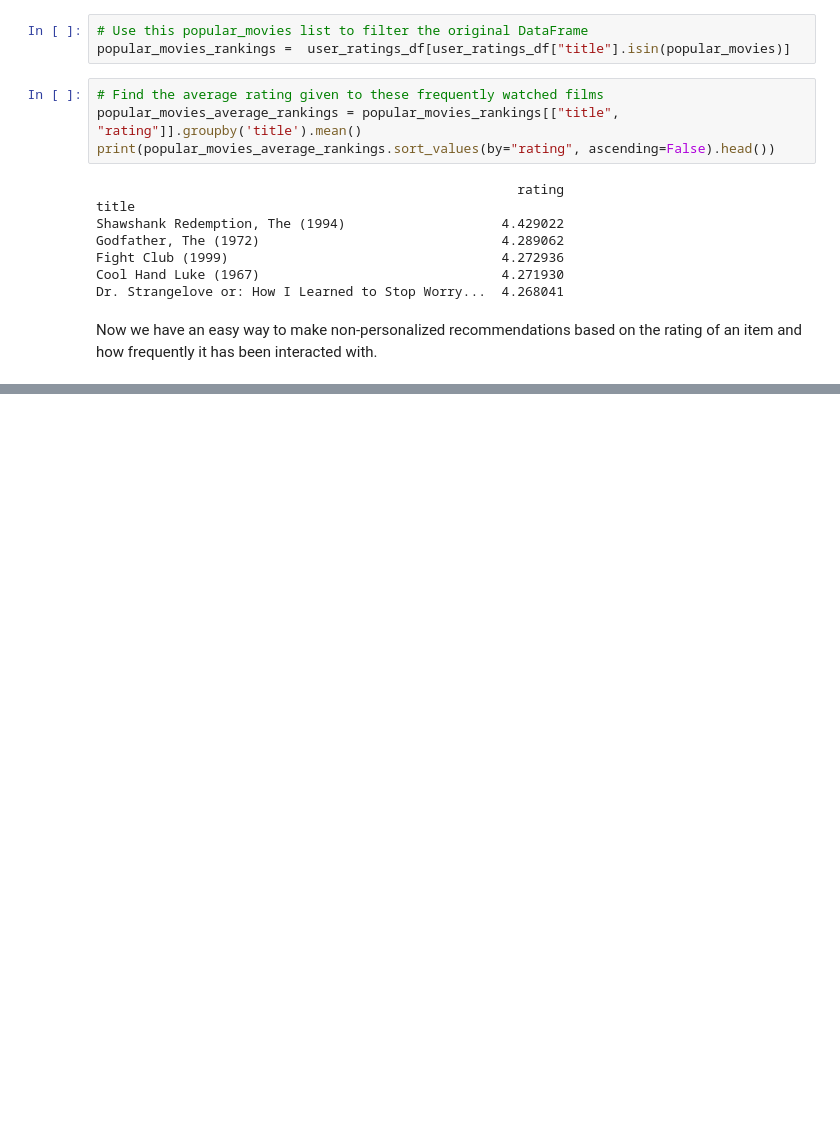
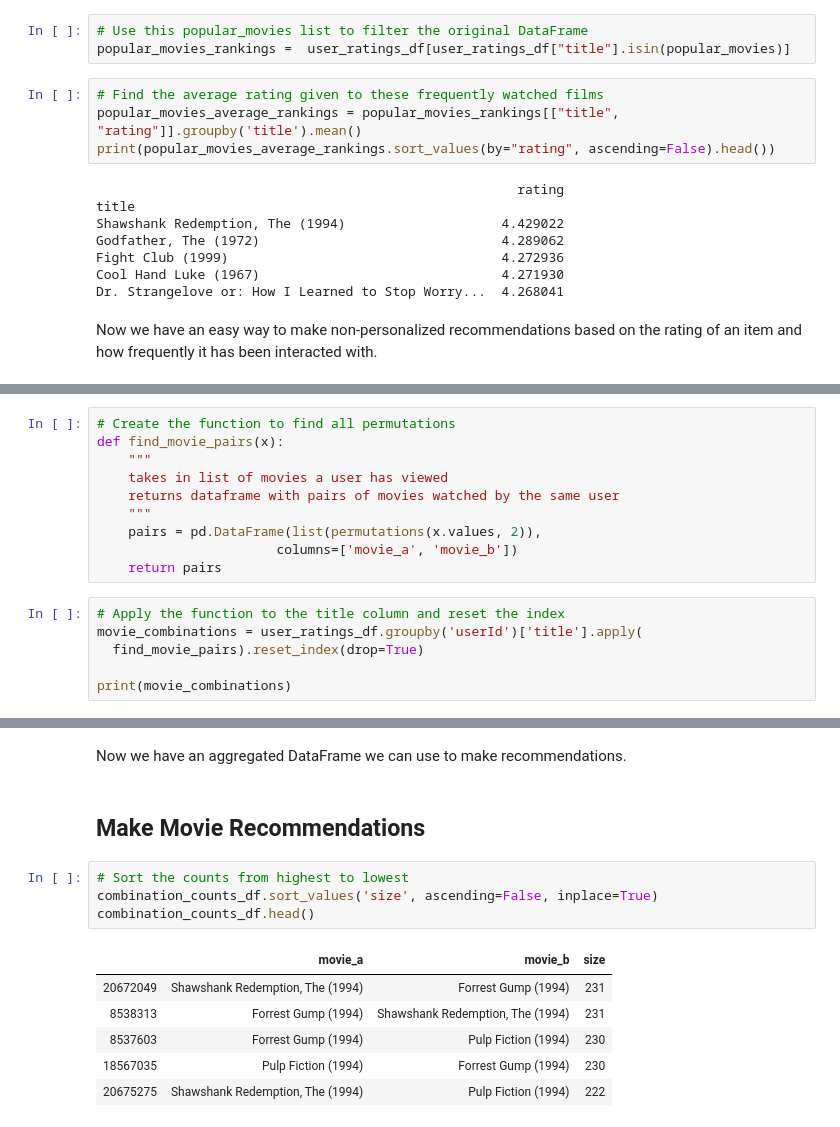
Before and after one commit to cailyn-craven/RecommendationEngine_DataCamp, a Jupyter notebook: RecommendationEngines.ipynb, the cells around one changed output, grey strips where cells are left out. Drawn from its saved outputs; the diff is of its cells as text; blank space fills up the shorter version.

```diff
--- a/RecommendationEngines.ipynb
+++ b/RecommendationEngines.ipynb
@@ -105,0 +109,16 @@ Now we have an easy way to make non-personalized recommendations based on the ra
+# %%
+# Create the function to find all permutations
+def find_movie_pairs(x):
+    """
+    takes in list of movies a user has viewed
+    returns dataframe with pairs of movies watched by the same user
+    """
+    pairs = pd.DataFrame(list(permutations(x.values, 2)),
+                       columns=['movie_a', 'movie_b'])
+    return pairs
+# %%
+# Apply the function to the title column and reset the index
+movie_combinations = user_ratings_df.groupby('userId')['title'].apply(
+  find_movie_pairs).reset_index(drop=True)
+
+print(movie_combinations)
@@ -105,0 +159,15 @@ Now we have an easy way to make non-personalized recommendations based on the ra
+# %% [markdown]
+Now we have an aggregated DataFrame we can use to make recommendations.
+# %% [markdown]
+## Make Movie Recommendations
+# %%
+# Sort the counts from highest to lowest
+combination_counts_df.sort_values('size', ascending=False, inplace=True)
+combination_counts_df.head()
+# %% [output]
+|  | movie_a | movie_b | size |
+| 20672049 | Shawshank Redemption, The (1994) | Forrest Gump (1994) | 231 |
+| 8538313 | Forrest Gump (1994) | Shawshank Redemption, The (1994) | 231 |
+| 8537603 | Forrest Gump (1994) | Pulp Fiction (1994) | 230 |
+| 18567035 | Pulp Fiction (1994) | Forrest Gump (1994) | 230 |
+| 20675275 | Shawshank Redemption, The (1994) | Pulp Fiction (1994) | 222 |
```
Also changed, not shown: parts of 10 cells of this notebook.
